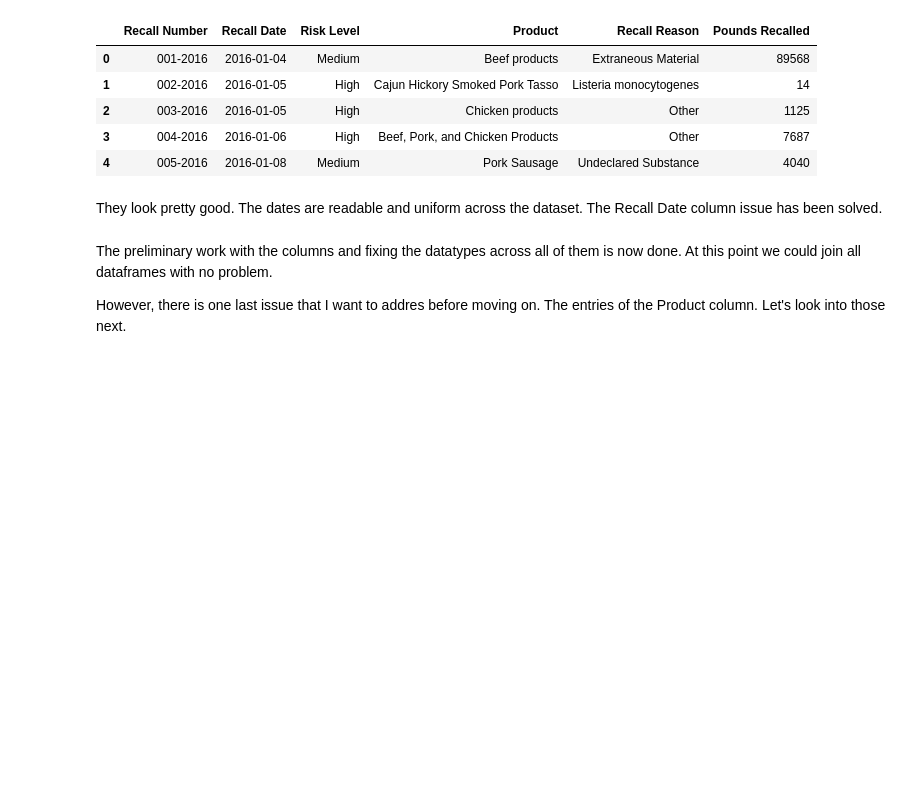
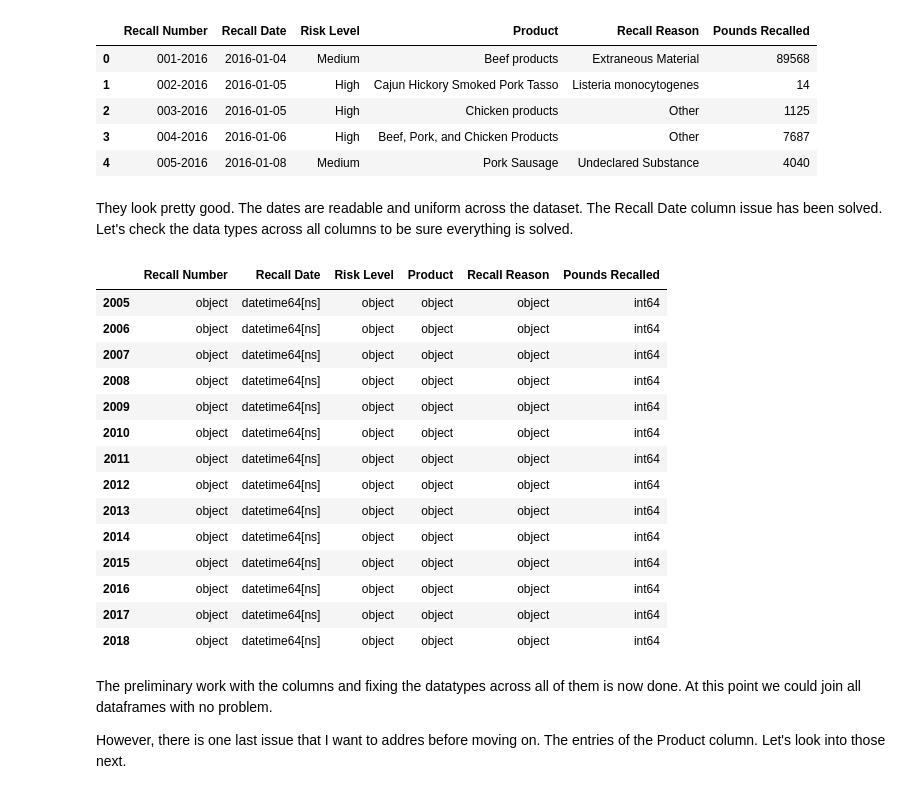
Before and after one commit to yemikifouly/food-recalls-analysis, a Jupyter notebook: data_cleaning_and_preparation.ipynb, the cells around one changed output. Drawn from its saved outputs; the diff is of its cells as text; code cells hidden in the pictures; blank space fills up the shorter version.

Commit message:
Added renamed data cleaning notebook

```diff
--- a/data_cleaning_and_preparation.ipynb
+++ b/data_cleaning_and_preparation.ipynb
@@ -425,7 +416,26 @@ df_dict[2016].head()
 | 3 | 004-2016 | 2016-01-06 | High | Beef, Pork, and Chicken Products | Other | 7687 |
 | 4 | 005-2016 | 2016-01-08 | Medium | Pork Sausage | Undeclared Substance | 4040 |
 # %% [markdown]
-They look pretty good. The dates are readable and uniform across the dataset. The Recall Date column issue has been solved.
+They look pretty good. The dates are readable and uniform across the dataset. The Recall Date column issue has been solved. Let's check the data types across all columns to be sure everything is solved.
+# %%
+cols_dtype_by_df = helper.display_columns_by_df(df_dict, dtype=True)
+cols_dtype_by_df
+# %% [output]
+|  | Recall Number | Recall Date | Risk Level | Product | Recall Reason | Pounds Recalled |
+| 2005 | object | datetime64[ns] | object | object | object | int64 |
+| 2006 | object | datetime64[ns] | object | object | object | int64 |
+| 2007 | object | datetime64[ns] | object | object | object | int64 |
+| 2008 | object | datetime64[ns] | object | object | object | int64 |
+| 2009 | object | datetime64[ns] | object | object | object | int64 |
+| 2010 | object | datetime64[ns] | object | object | object | int64 |
+| 2011 | object | datetime64[ns] | object | object | object | int64 |
+| 2012 | object | datetime64[ns] | object | object | object | int64 |
+| 2013 | object | datetime64[ns] | object | object | object | int64 |
+| 2014 | object | datetime64[ns] | object | object | object | int64 |
+| 2015 | object | datetime64[ns] | object | object | object | int64 |
+| 2016 | object | datetime64[ns] | object | object | object | int64 |
+| 2017 | object | datetime64[ns] | object | object | object | int64 |
+| 2018 | object | datetime64[ns] | object | object | object | int64 |
 # %% [markdown]
 The preliminary work with the columns and fixing the datatypes across all of them is now done. At this point we could join all dataframes with no problem.
 
```
Also changed, not shown: parts of 5 cells of this notebook.
